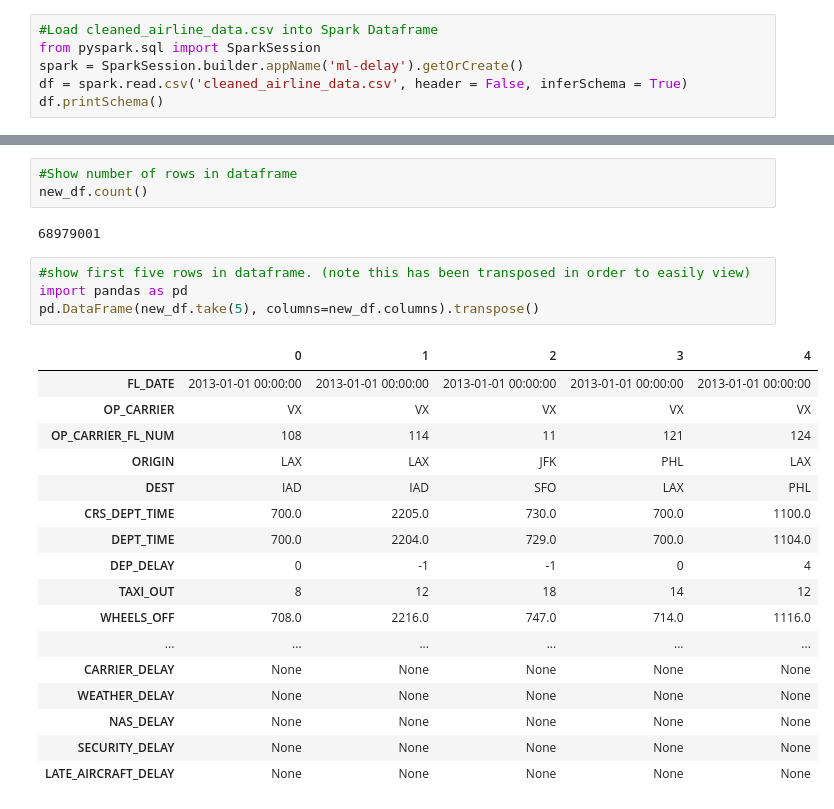
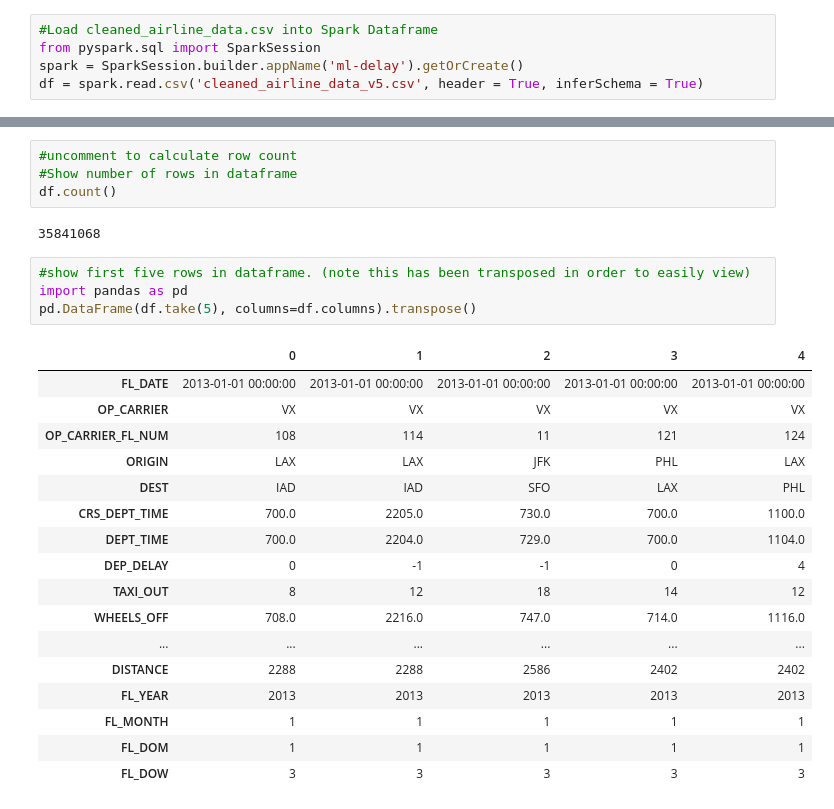
Before and after one commit to anderl23/ca4022-airline-delay-analysis, a Jupyter notebook: airlineDelayClassification (1).ipynb, the cells around one changed output, grey strips where cells are left out. Cells and saved outputs as stored; diff of their text form.

```diff
--- a/airlineDelayClassification (1).ipynb
+++ b/airlineDelayClassification (1).ipynb
@@ -2,6 +2,5 @@
 #Load cleaned_airline_data.csv into Spark Dataframe
 from pyspark.sql import SparkSession
 spark = SparkSession.builder.appName('ml-delay').getOrCreate()
-df = spark.read.csv('cleaned_airline_data.csv', header = False, inferSchema = True)
-df.printSchema()
+df = spark.read.csv('cleaned_airline_data_v5.csv', header = True, inferSchema = True)
 # %% [output]
@@ -53,27 +37,28 @@ root
 # %%
+#uncomment to calculate row count
 #Show number of rows in dataframe
-new_df.count()
+df.count()
 # %% [output]
-68979001
+35841068
 # %%
 #show first five rows in dataframe. (note this has been transposed in order to easily view)
 import pandas as pd
-pd.DataFrame(new_df.take(5), columns=new_df.columns).transpose()
+pd.DataFrame(df.take(5), columns=df.columns).transpose()
 # %% [output]
 |  | 0 | 1 | 2 | 3 | 4 |
 | FL_DATE | 2013-01-01 00:00:00 | 2013-01-01 00:00:00 | 2013-01-01 00:00:00 | 2013-01-01 00:00:00 | 2013-01-01 00:00:00 |
 | OP_CARRIER | VX | VX | VX | VX | VX |
 | OP_CARRIER_FL_NUM | 108 | 114 | 11 | 121 | 124 |
 | ORIGIN | LAX | LAX | JFK | PHL | LAX |
 | DEST | IAD | IAD | SFO | LAX | PHL |
 | CRS_DEPT_TIME | 700.0 | 2205.0 | 730.0 | 700.0 | 1100.0 |
 | DEPT_TIME | 700.0 | 2204.0 | 729.0 | 700.0 | 1104.0 |
 | DEP_DELAY | 0 | -1 | -1 | 0 | 4 |
 | TAXI_OUT | 8 | 12 | 18 | 14 | 12 |
 | WHEELS_OFF | 708.0 | 2216.0 | 747.0 | 714.0 | 1116.0 |
 | ... | ... | ... | ... | ... | ... |
-| CARRIER_DELAY | None | None | None | None | None |
-| WEATHER_DELAY | None | None | None | None | None |
-| NAS_DELAY | None | None | None | None | None |
-| SECURITY_DELAY | None | None | None | None | None |
-| LATE_AIRCRAFT_DELAY | None | None | None | None | None |
+| DISTANCE | 2288 | 2288 | 2586 | 2402 | 2402 |
+| FL_YEAR | 2013 | 2013 | 2013 | 2013 | 2013 |
+| FL_MONTH | 1 | 1 | 1 | 1 | 1 |
+| FL_DOM | 1 | 1 | 1 | 1 | 1 |
+| FL_DOW | 3 | 3 | 3 | 3 | 3 |
```
Also changed, not shown: parts of 10 cells of this notebook.
